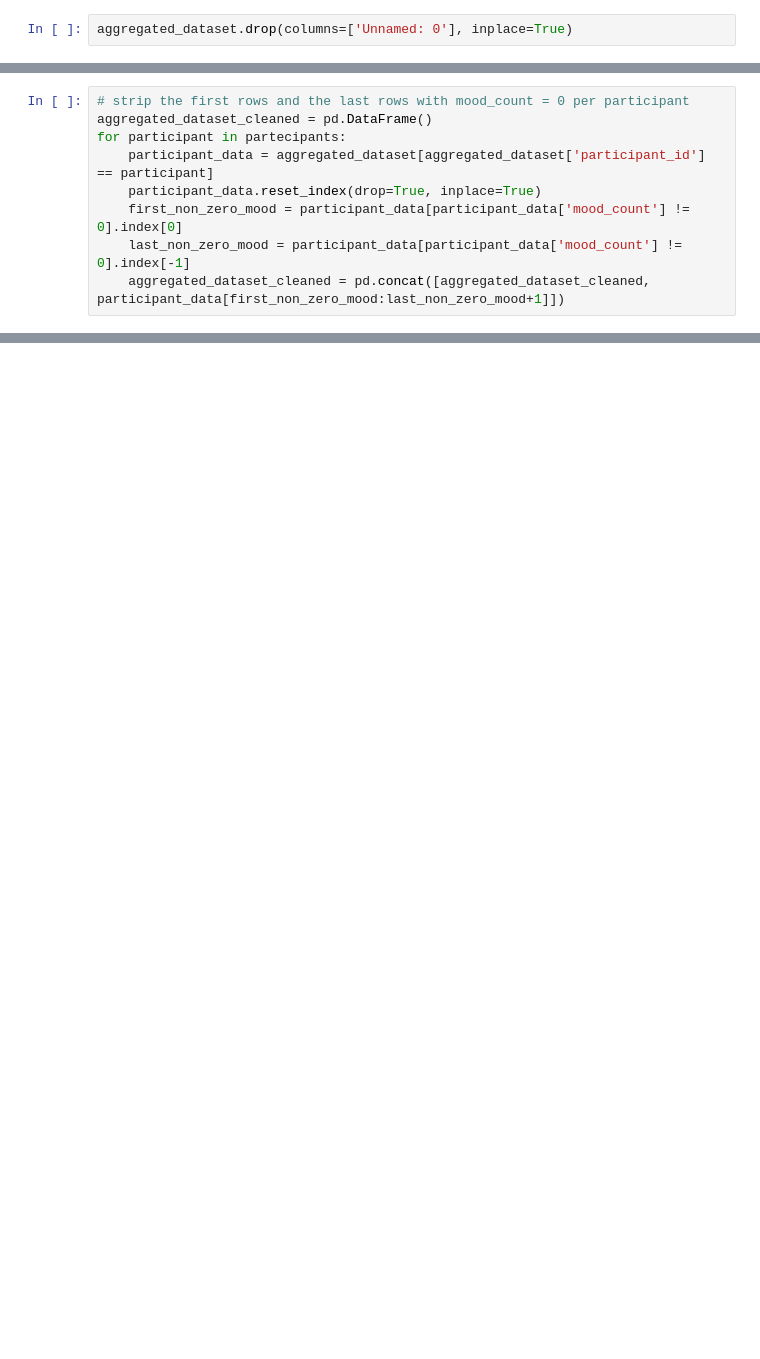
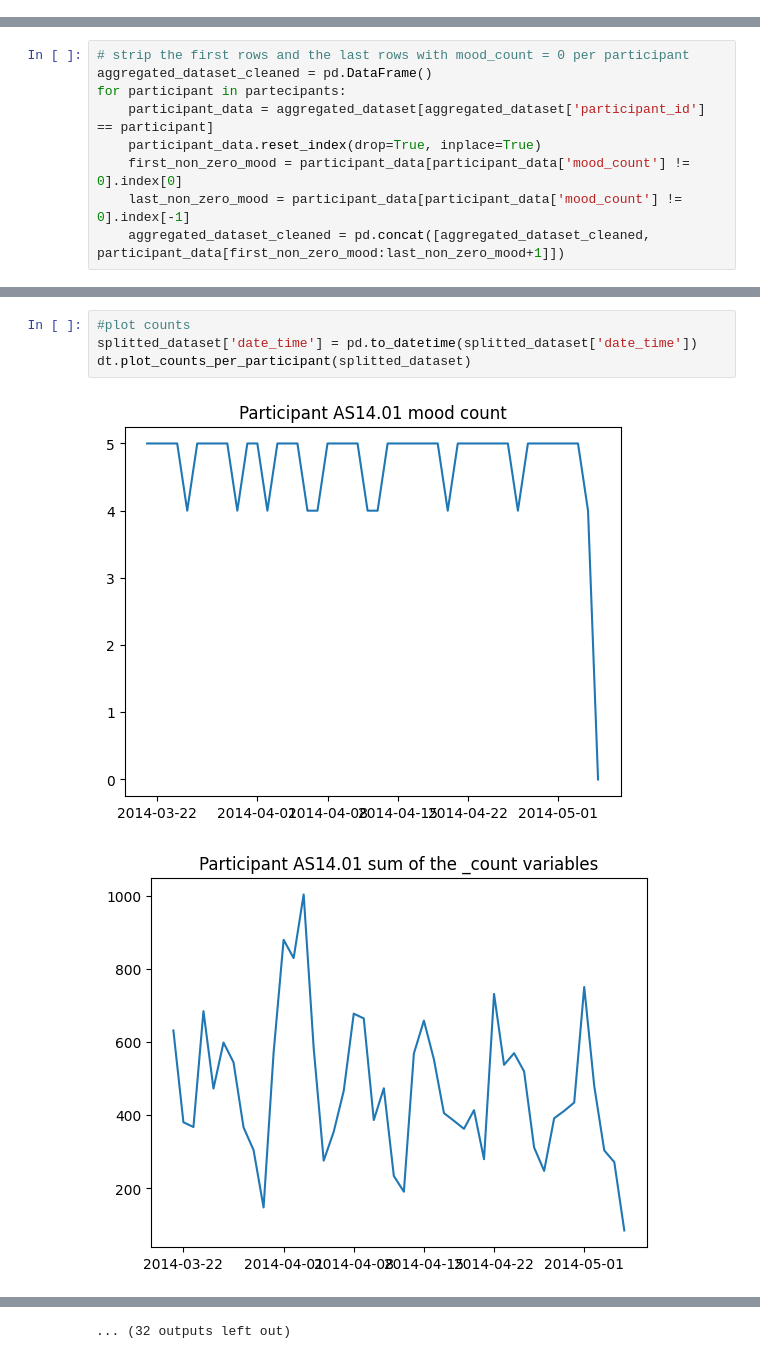
Before and after one commit to kroegepa/DataMiningAssignmentOne, a Jupyter notebook: imputation.ipynb, the cells around one changed output, grey strips where cells are left out. Cells and saved outputs as stored; diff of their text form; blank space fills up the shorter version.

```diff
--- a/imputation.ipynb
+++ b/imputation.ipynb
@@ -27,2 +13,0 @@ aggregated_dataset["participant_id"]= [eval(string)[0] for string in aggregated_
-# %%
-aggregated_dataset.drop(columns=['Unnamed: 0'], inplace=True)
@@ -237,0 +238,7 @@ splitted_dataset = split_dataset(aggregated_dataset_cleaned)
+# %%
+#plot counts
+splitted_dataset['date_time'] = pd.to_datetime(splitted_dataset['date_time'])
+dt.plot_counts_per_participant(splitted_dataset)
+# %% [output]
+[figure, added]
+[figure, added]
@@ -238 +255,2 @@ splitted_dataset = split_dataset(aggregated_dataset_cleaned)
+... (32 outputs left out)
 # %%
```
Also changed, not shown: parts of 22 cells of this notebook, 1 other file.
